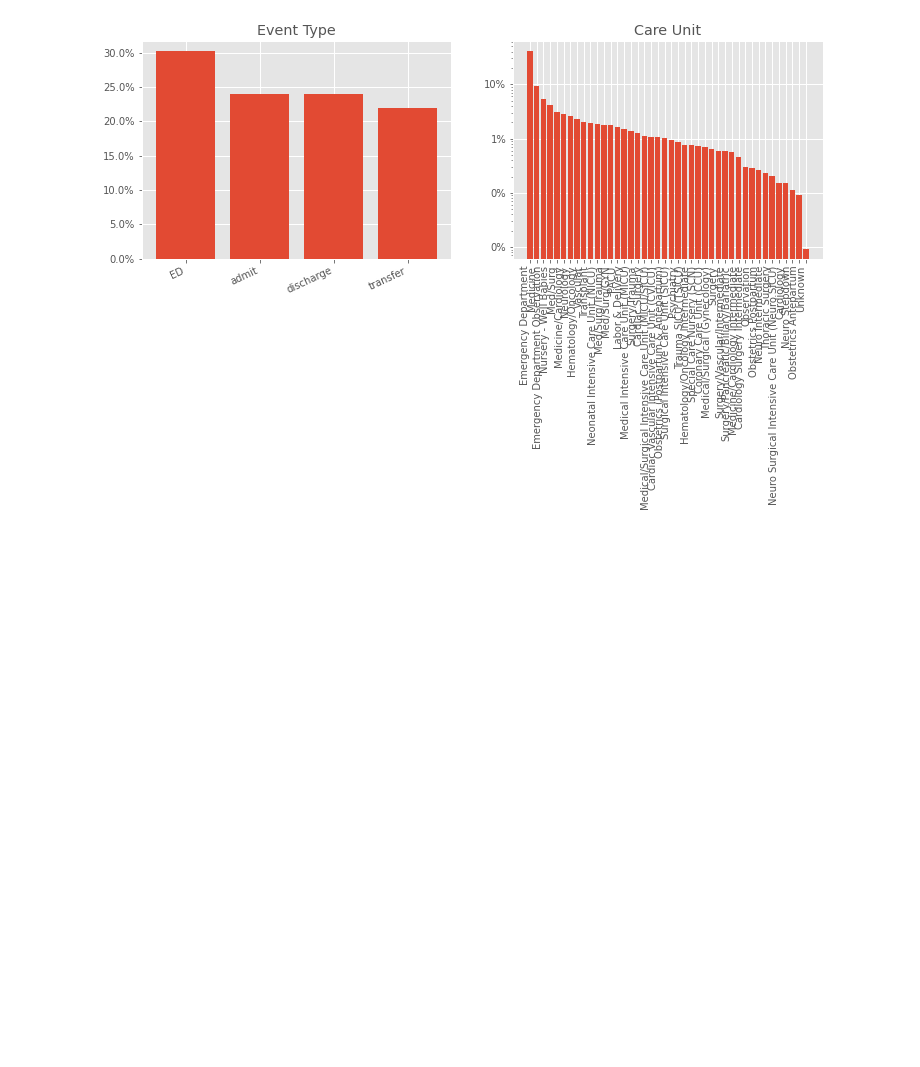
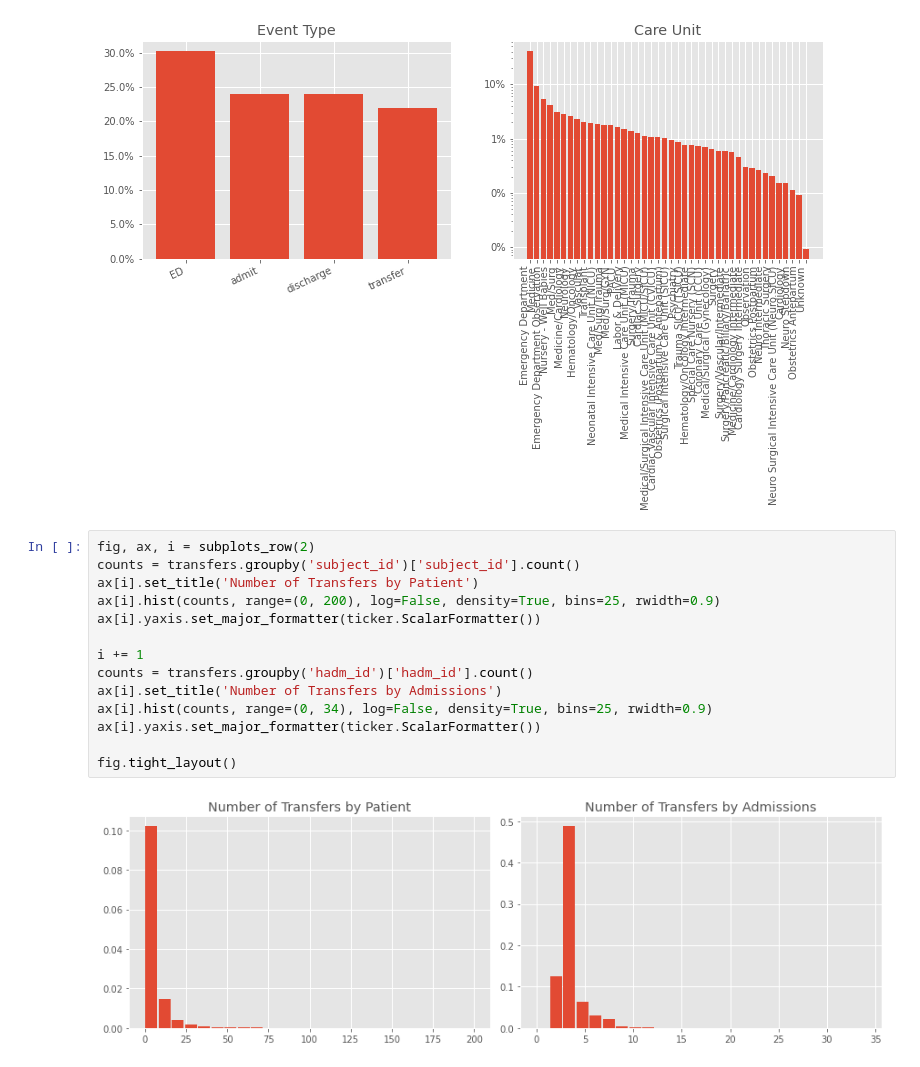
Before and after one commit to pasteur-dev/pasteur, a Jupyter notebook: notebooks/mimic_core.ipynb, the cells around one changed output. Cells and saved outputs as stored; diff of their text form; blank space fills up the shorter version.

Commit message:
add number of transfer charts

```diff
--- a/notebooks/mimic_core.ipynb
+++ b/notebooks/mimic_core.ipynb
@@ -206,3 +206,19 @@ ax[i].yaxis.set_major_formatter(ticker.PercentFormatter(1.0))
 plt.setp(ax[i].get_xticklabels(), rotation=90, horizontalalignment='right');
 # %% [output]
 [figure]
+# %%
+fig, ax, i = subplots_row(2)
+counts = transfers.groupby('subject_id')['subject_id'].count()
+ax[i].set_title('Number of Transfers by Patient')
+ax[i].hist(counts, range=(0, 200), log=False, density=True, bins=25, rwidth=0.9)
+ax[i].yaxis.set_major_formatter(ticker.ScalarFormatter())
+
+i += 1
+counts = transfers.groupby('hadm_id')['hadm_id'].count()
+ax[i].set_title('Number of Transfers by Admissions')
+ax[i].hist(counts, range=(0, 34), log=False, density=True, bins=25, rwidth=0.9)
+ax[i].yaxis.set_major_formatter(ticker.ScalarFormatter())
+
+fig.tight_layout()
+# %% [output]
+[figure, added]
```
